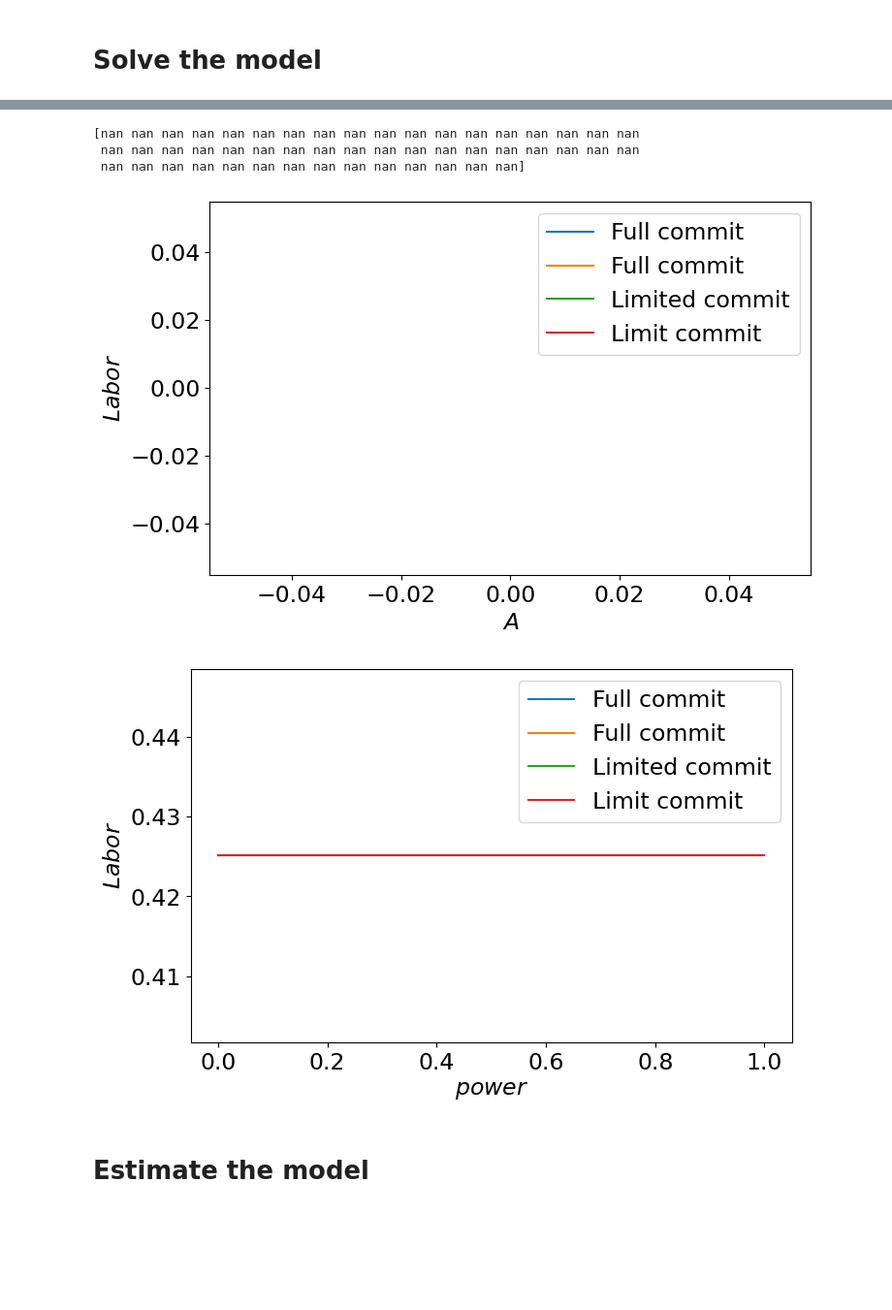
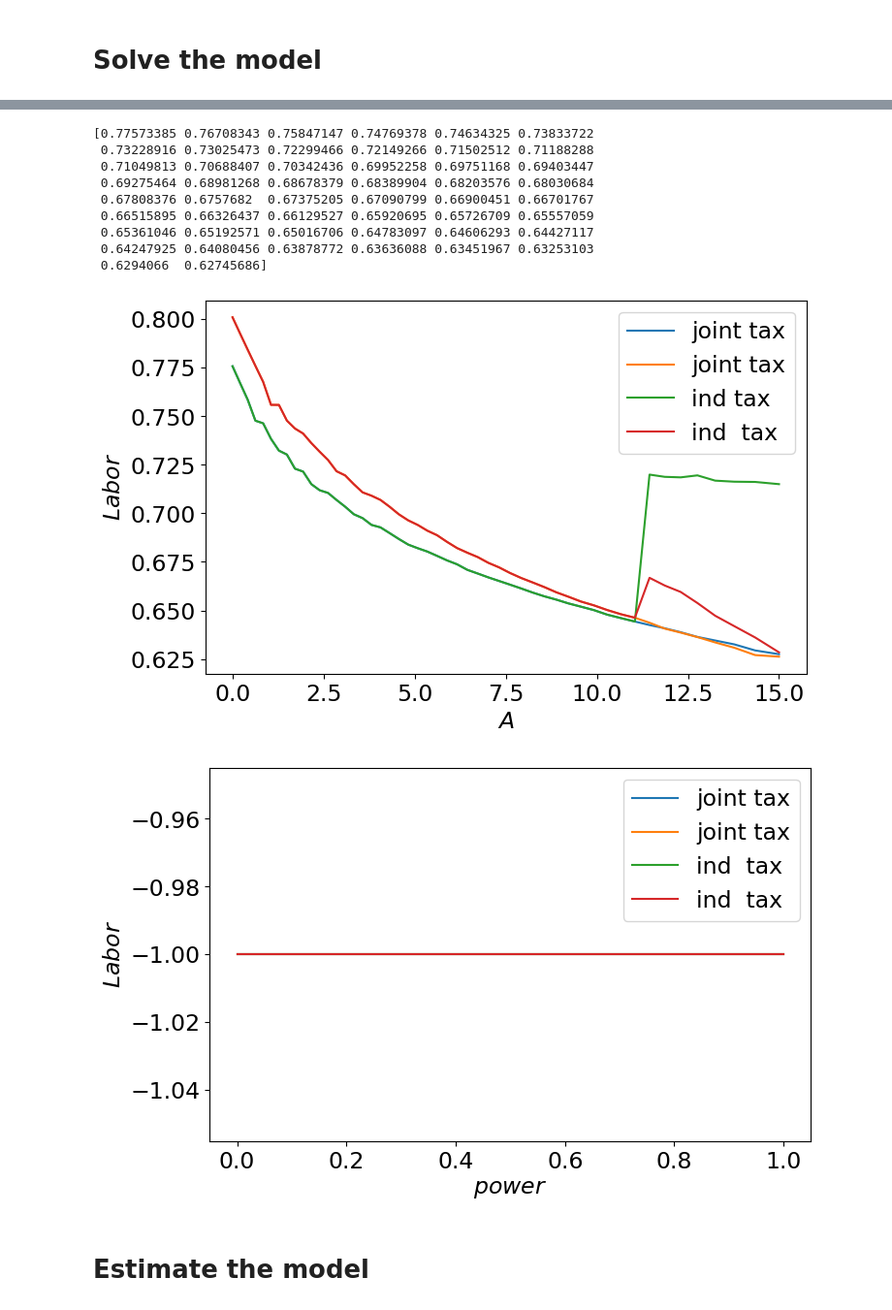
Before and after one commit to ThomasHJorgensen/LimitedCommitmentTest, a Jupyter notebook: Check_Estimate.ipynb, the cells around one changed output, grey strips where cells are left out. Shown at 97% size. Cells and saved outputs as stored; diff of their text form; code cells hidden in the pictures; blank space fills up the shorter version.

```diff
--- a/Check_Estimate.ipynb
+++ b/Check_Estimate.ipynb
@@ -39,9 +40,9 @@ The line_profiler extension is already loaded. To reload it, use:
 # compile c++ files
 T = 5
 specs = {
-    'model 1':{'latexname':'limited', 'par':{'kappa1': 0.5, 'kappa2': 0.0, 'T':T,'threads':threads,'bargaining':0}},
-    #'model 2':{'latexname':'limited', 'par':{'kappa1': 0.5, 'kappa2': 0.0, 'T':T,'threads':threads,'bargaining':1}},
-    #'model 3':{'latexname':'limited', 'par':{'kappa1': 0.5, 'kappa2': 0.0, 'T':T,'threads':threads,'bargaining':2}},
+    #'model 1':{'latexname':'limited', 'par':{ 'T':T,'threads':threads,'bargaining':0}},
+    'model 2':{'latexname':'limited', 'par':{ 'T':T,'threads':threads,'bargaining':1}},
+    #'model 3':{'latexname':'limited', 'par':{ 'T':T,'threads':threads,'bargaining':2}},
 }
 
 
@@ -287,38 +302,44 @@ AttributeError: 'types.SimpleNamespace' object has no attribute 'cons_remain_cou
 # %%
 
 sol2 = models['model 2'].sol
 sol1 = models['model 1'].sol
 par = models['model 2'].par
 
 fig = plt.figure(figsize=(8,5))
 ax = fig.add_subplot(1,1,1)
 
 print(sol1.labor_w_couple[t,i_P,i_L,:,i_HKw,i_HKm])
-ax.plot(par.grid_A,sol1.labor_w_couple[t,i_P,i_L,:,i_HKw,i_HKm], label = 'Full commit')
-ax.plot(par.grid_A,sol1.labor_m_couple[t,i_P,i_L,:,i_HKw,i_HKm], label = 'Full commit')
-ax.plot(par.grid_A,sol2.labor_w_couple[t,i_P,i_L,:,i_HKw,i_HKm], label = 'Limited commit')
-ax.plot(par.grid_A,sol2.labor_m_couple[t,i_P,i_L,:,i_HKw,i_HKm], label = 'Limit commit')
+ax.plot(par.grid_A,sol1.labor_w_couple[t,i_P,i_L,:,i_HKw,i_HKm], label = 'joint tax')
+ax.plot(par.grid_A,sol1.labor_m_couple[t,i_P,i_L,:,i_HKw,i_HKm], label = 'joint tax')
+ax.plot(par.grid_A,sol2.labor_w_couple[t,i_P,i_L,:,i_HKw,i_HKm], label = 'ind tax')
+ax.plot(par.grid_A,sol2.labor_m_couple[t,i_P,i_L,:,i_HKw,i_HKm], label = 'ind  tax')
 ax.set_xlabel(f"$A$")
 ax.set_ylabel(f"$Labor$")
 plt.legend()
 plt.show()
 
 
 fig = plt.figure(figsize=(8,5))
 ax = fig.add_subplot(1,1,1)
-ax.plot(par.grid_power,sol1.power[t,:,i_L,i_A,i_HKw,i_HKm], label = 'Full commit')
-ax.plot(par.grid_power,sol1.power[t,:,i_L,i_A,i_HKw,i_HKm], label = 'Full commit')
-ax.plot(par.grid_power,sol2.power[t,:,i_L,i_A,i_HKw,i_HKm], label = 'Limited commit')
-ax.plot(par.grid_power,sol2.power[t,:,i_L,i_A,i_HKw,i_HKm], label = 'Limit commit')
+ax.plot(par.grid_power,sol1.power[t,:,i_L,i_A,i_HKw,i_HKm], label = 'joint tax')
+ax.plot(par.grid_power,sol1.power[t,:,i_L,i_A,i_HKw,i_HKm], label = 'joint tax')
+ax.plot(par.grid_power,sol2.power[t,:,i_L,i_A,i_HKw,i_HKm], label = 'ind  tax')
+ax.plot(par.grid_power,sol2.power[t,:,i_L,i_A,i_HKw,i_HKm], label = 'ind  tax')
 ax.set_xlabel(f"$power$")
 ax.set_ylabel(f"$Labor$")
 plt.legend()
 plt.show()
 # %% [output]
-[nan nan nan nan nan nan nan nan nan nan nan nan nan nan nan nan nan nan
- nan nan nan nan nan nan nan nan nan nan nan nan nan nan nan nan nan nan
- nan nan nan nan nan nan nan nan nan nan nan nan nan nan]
+[0.77573385 0.76708343 0.75847147 0.74769378 0.74634325 0.73833722
+ 0.73228916 0.73025473 0.72299466 0.72149266 0.71502512 0.71188288
+ 0.71049813 0.70688407 0.70342436 0.69952258 0.69751168 0.69403447
+ 0.69275464 0.68981268 0.68678379 0.68389904 0.68203576 0.68030684
+ 0.67808376 0.6757682  0.67375205 0.67090799 0.66900451 0.66701767
+ 0.66515895 0.66326437 0.66129527 0.65920695 0.65726709 0.65557059
+ 0.65361046 0.65192571 0.65016706 0.64783097 0.64606293 0.64427117
+ 0.64247925 0.64080456 0.63878772 0.63636088 0.63451967 0.63253103
+ 0.6294066  0.62745686]
-[figure, old version]
+[figure, new version]
-[figure, old version]
+[figure, new version]
 # %% [markdown]
 # Estimate the model
```
Also changed, not shown: parts of 8 cells of this notebook, 9 other files.
